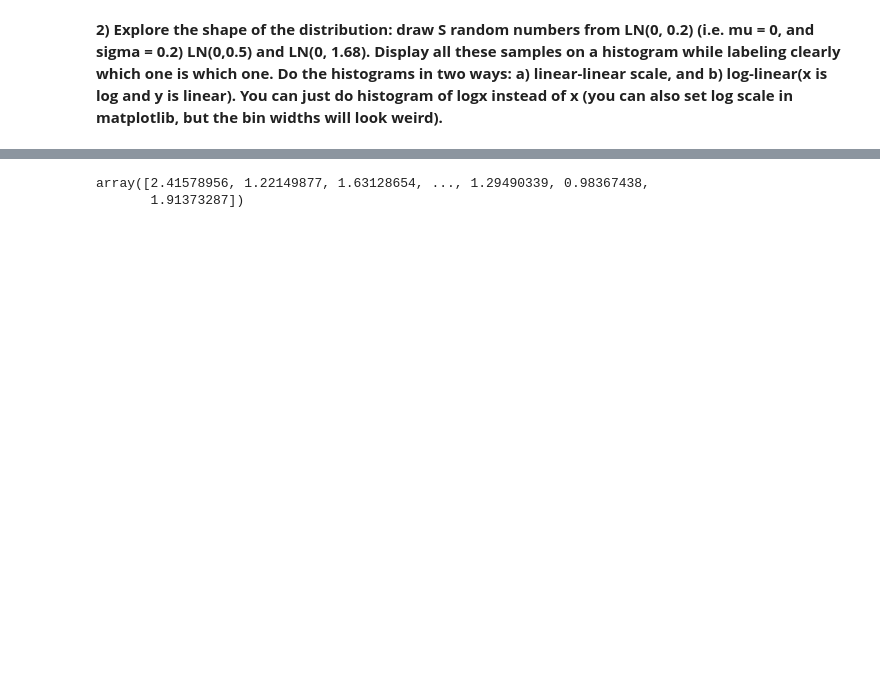
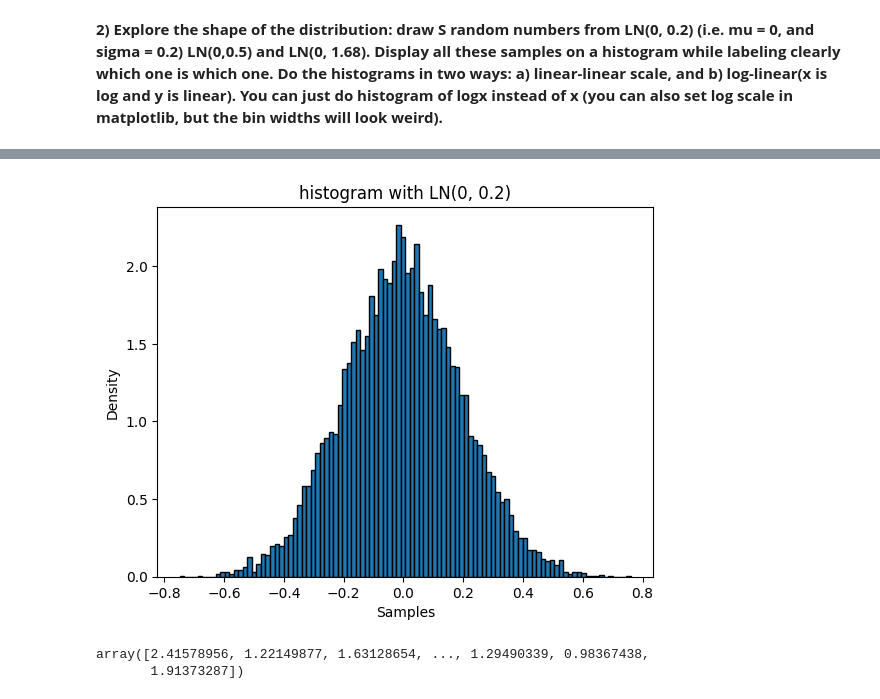
Before and after one commit to choKaylee/ML_analysis_2023, a Jupyter notebook: PS03.ipynb, the cells around one changed output, grey strips where cells are left out. Cells and saved outputs as stored; diff of their text form; code cells hidden in the pictures; blank space fills up the shorter version.

```diff
--- a/PS03.ipynb
+++ b/PS03.ipynb
@@ -157,3 +156,13 @@ _ = plt.ylabel('Density')
+# %%
+#create log-linear histogram
+y = np.log(y)
+_ = plt.hist(y, density=True, edgecolor='black', bins=100)
+_ = plt.title('histogram with LN(0, 0.2)')
+_ = plt.xlabel('Samples')
+_ = plt.ylabel('Density')
+# histogram with LN(0, 0.2)
+# %% [output]
+[figure, added]
 # %%
 np.random.seed(0)
 mu = 0
```
Also changed, not shown: parts of 36 cells of this notebook, 2 other files.
